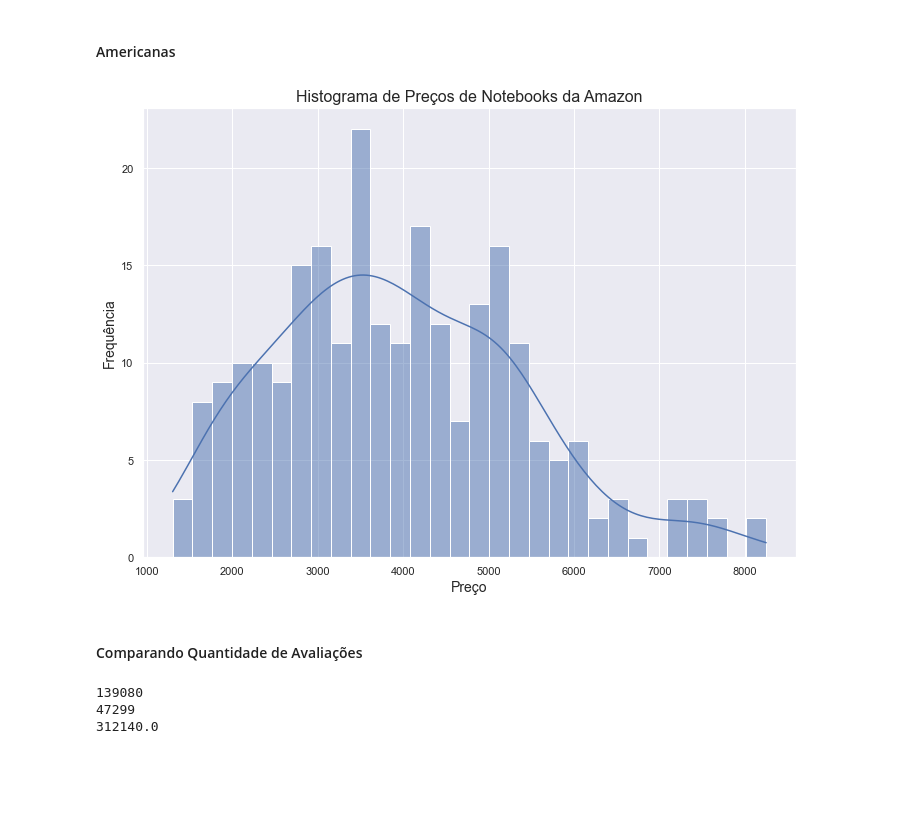
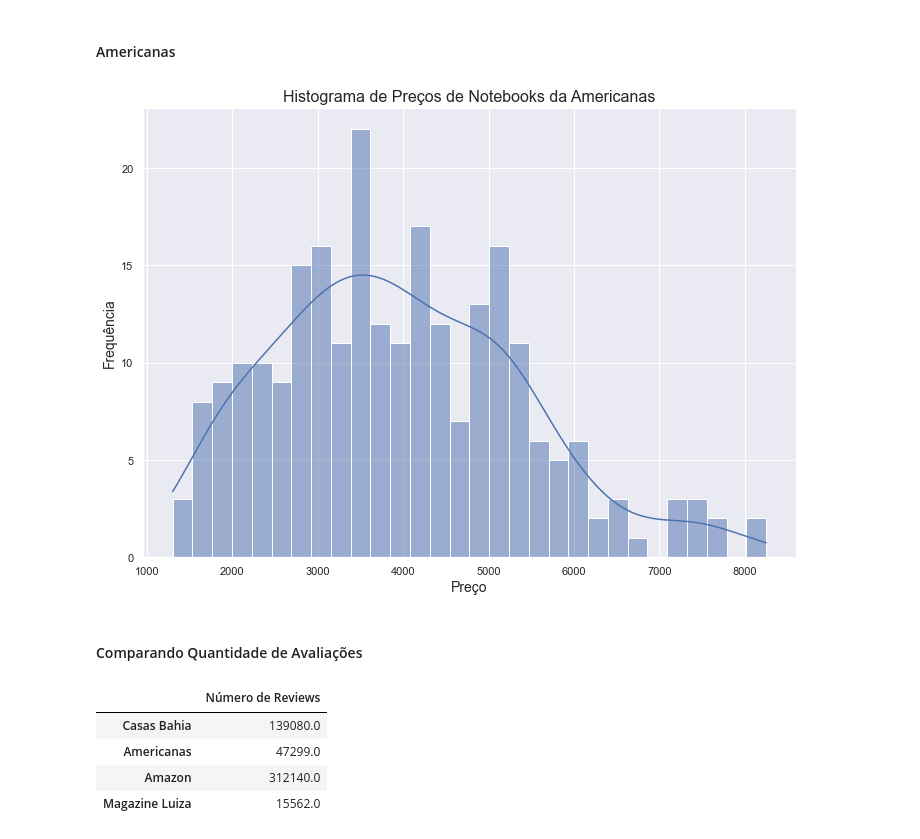
Before and after one commit to vitordutra/desafio-3-trilhas-webscraping, a Jupyter notebook: casas_bahia/analise_dados_geral.ipynb, the cells around one changed output. Cells and saved outputs as stored; diff of their text form; code cells hidden in the pictures; blank space fills up the shorter version.

```diff
--- a/casas_bahia/analise_dados_geral.ipynb
+++ b/casas_bahia/analise_dados_geral.ipynb
@@ -191,21 +192,18 @@ plt.show()
 # %%
 dados_note_americanas = dados_americanas[dados_americanas['Categoria']=='Notebook']
 sns.set(style="darkgrid")
 sns.set(rc={'figure.figsize':(11.7,8.27)})
 histplot = sns.histplot(data=dados_note_americanas, x='Preço', linewidth=1, bins=30, kde=True)
-histplot.axes.set_title("Histograma de Preços de Notebooks da Amazon", fontsize=16)
+histplot.axes.set_title("Histograma de Preços de Notebooks da Americanas", fontsize=16)
 histplot.set_xlabel("Preço", fontsize=14)
 histplot.set_ylabel("Frequência", fontsize=14)
 plt.show()
 # %% [output]
-[figure, old version]
+[figure, new version]
 # %% [markdown]
 #### Comparando Quantidade de Avaliações
 # %%
-print(dados_casas_bahia['TotalReviews'].sum())
-print(dados_americanas['TotalReviews'].sum())
-print(dados_amazon['TotalReviews'].sum())
+reviews_casas_bahia = dados_casas_bahia['TotalReviews'].sum()
+reviews_americanas = dados_americanas['TotalReviews'].sum()
+reviews_amazon = dados_amazon['TotalReviews'].sum()
+reviews_magalu = dados_magalu['TotalReviews'].sum()
-# %% [output]
-139080
-47299
-312140.0
@@ -211,0 +218,8 @@ print(dados_amazon['TotalReviews'].sum())
+# %%
+n_reviews
+# %% [output]
+|  | Número de Reviews |
+| Casas Bahia | 139080.0 |
+| Americanas | 47299.0 |
+| Amazon | 312140.0 |
+| Magazine Luiza | 15562.0 |
```
Also changed, not shown: parts of 5 cells of this notebook.
